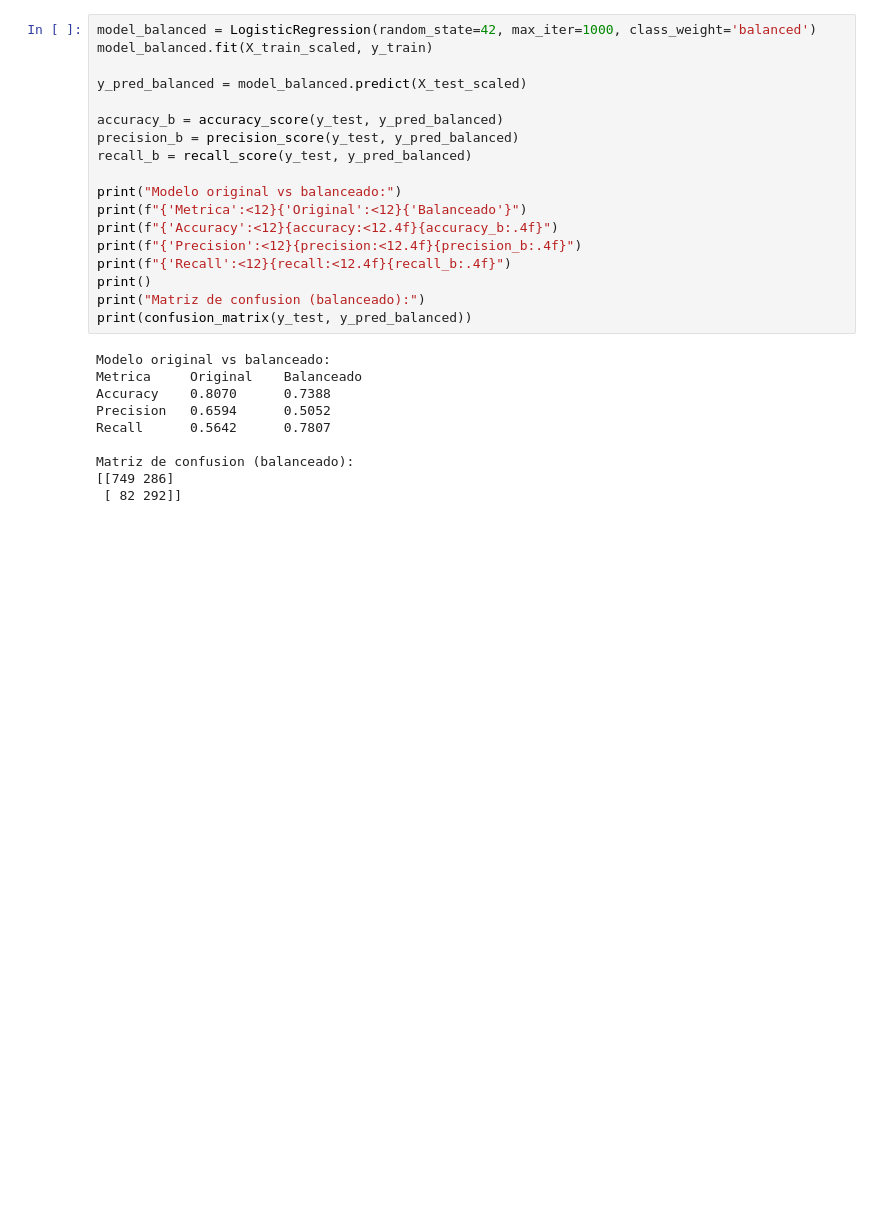
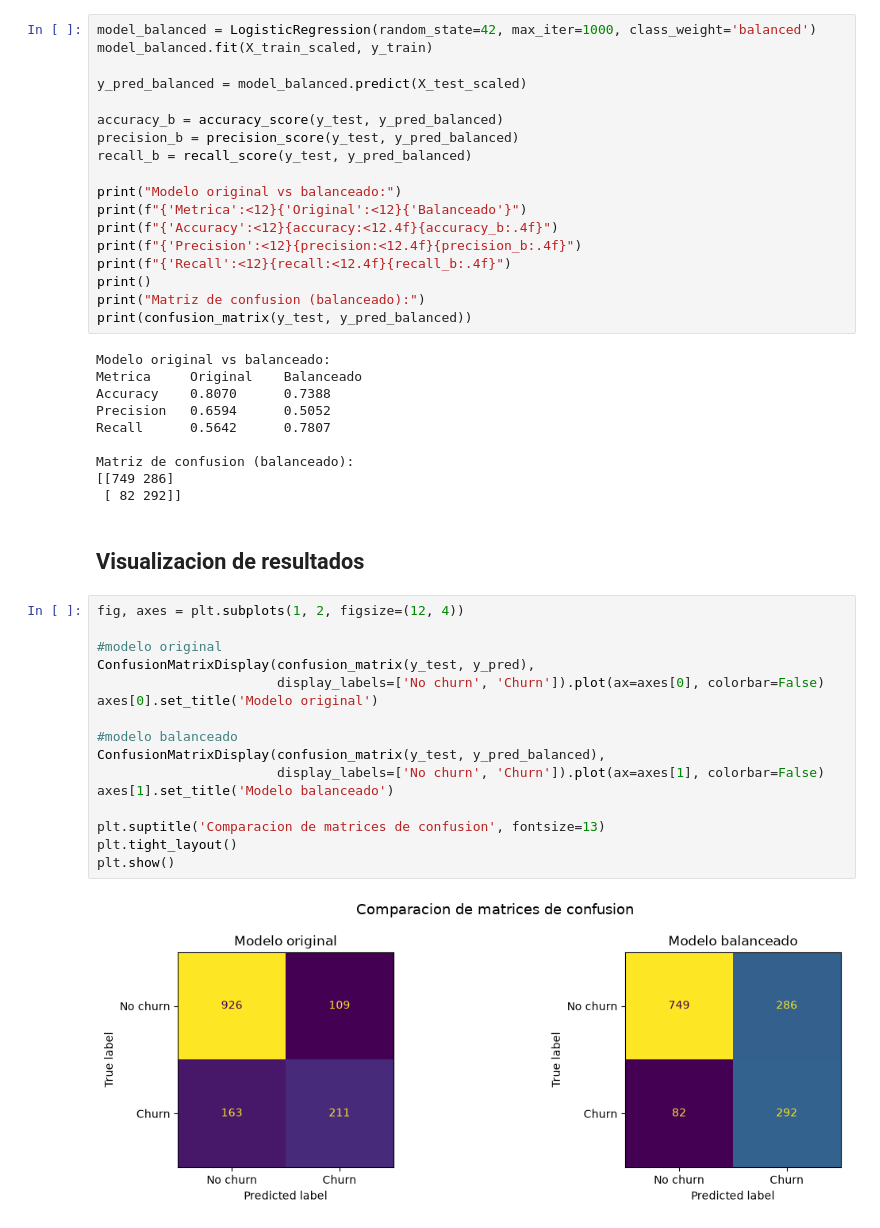
Before and after one commit to Cesahz/california-housing-churn-predictive-modeling, a Jupyter notebook: notebooks/2_1-churn-classification.ipynb, the cells around one changed output. Drawn from its saved outputs; the diff is of its cells as text; blank space fills up the shorter version.

Commit message:
feat: visualizar matrices de confusion de ambos modelos

```diff
--- a/notebooks/2_1-churn-classification.ipynb
+++ b/notebooks/2_1-churn-classification.ipynb
@@ -183,3 +184,23 @@ Recall      0.5642      0.7807
 Matriz de confusion (balanceado):
 [[749 286]
  [ 82 292]]
+# %% [markdown]
+## Visualizacion de resultados
+# %%
+fig, axes = plt.subplots(1, 2, figsize=(12, 4))
+
+#modelo original
+ConfusionMatrixDisplay(confusion_matrix(y_test, y_pred),
+                       display_labels=['No churn', 'Churn']).plot(ax=axes[0], colorbar=False)
+axes[0].set_title('Modelo original')
+
+#modelo balanceado
+ConfusionMatrixDisplay(confusion_matrix(y_test, y_pred_balanced),
+                       display_labels=['No churn', 'Churn']).plot(ax=axes[1], colorbar=False)
+axes[1].set_title('Modelo balanceado')
+
+plt.suptitle('Comparacion de matrices de confusion', fontsize=13)
+plt.tight_layout()
+plt.show()
+# %% [output]
+[figure, added]
```
Also changed, not shown: parts of 1 cell of this notebook.
